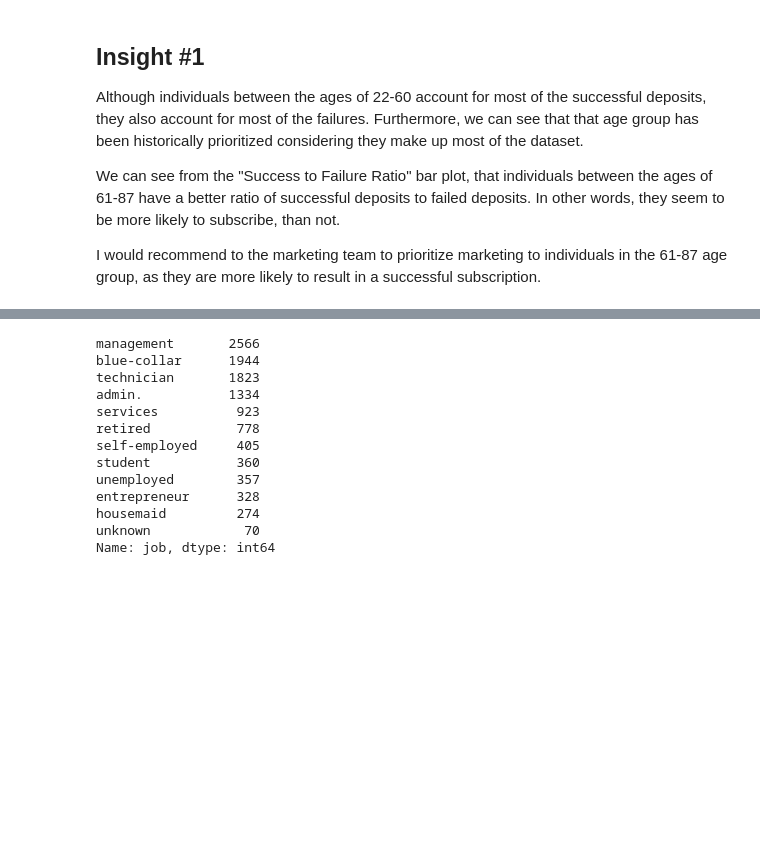
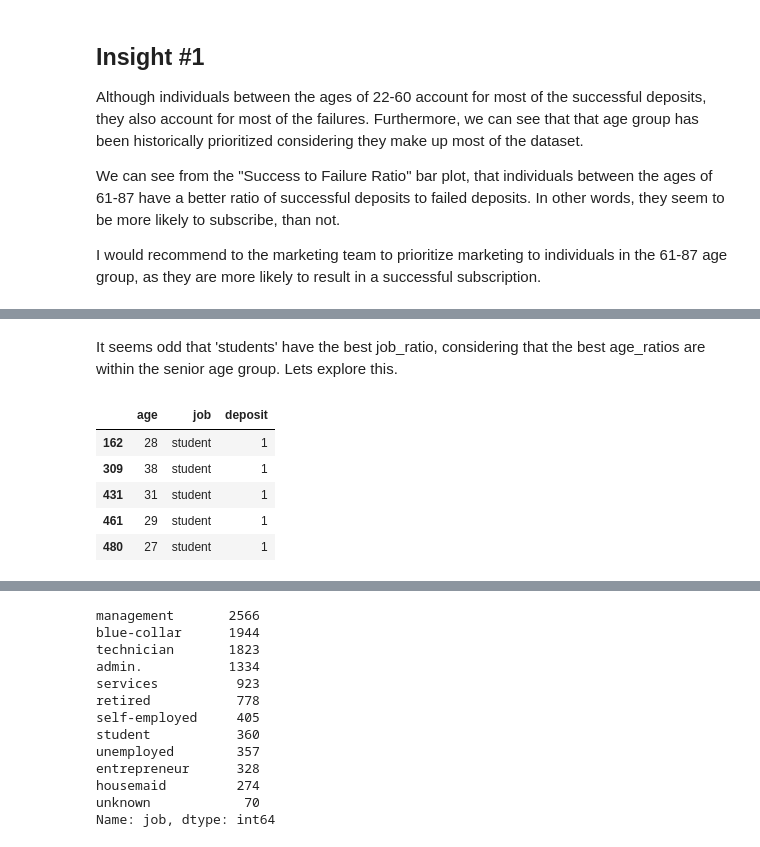
Before and after one commit to Edwardp17/Kaggle, a Jupyter notebook: marketing_bank/marketing_bank.ipynb, the cells around one changed output, grey strips where cells are left out. Drawn from its saved outputs; the diff is of its cells as text; code cells hidden in the pictures; blank space fills up the shorter version.

```diff
--- a/marketing_bank/marketing_bank.ipynb
+++ b/marketing_bank/marketing_bank.ipynb
@@ -193,0 +229,12 @@ I would recommend to the marketing team to prioritize marketing to individuals i
+# %% [markdown]
+It seems odd that 'students' have the best job_ratio, considering that the best age_ratios are within the senior age group. Lets explore this.
+# %%
+df_ajd_stu = df[['age','job', 'deposit']][df['job'] == 'student']
+df_ajd_stu.head()
+# %% [output]
+|  | age | job | deposit |
+| 162 | 28 | student | 1 |
+| 309 | 38 | student | 1 |
+| 431 | 31 | student | 1 |
+| 461 | 29 | student | 1 |
+| 480 | 27 | student | 1 |
```
Also changed, not shown: parts of 19 cells of this notebook.
